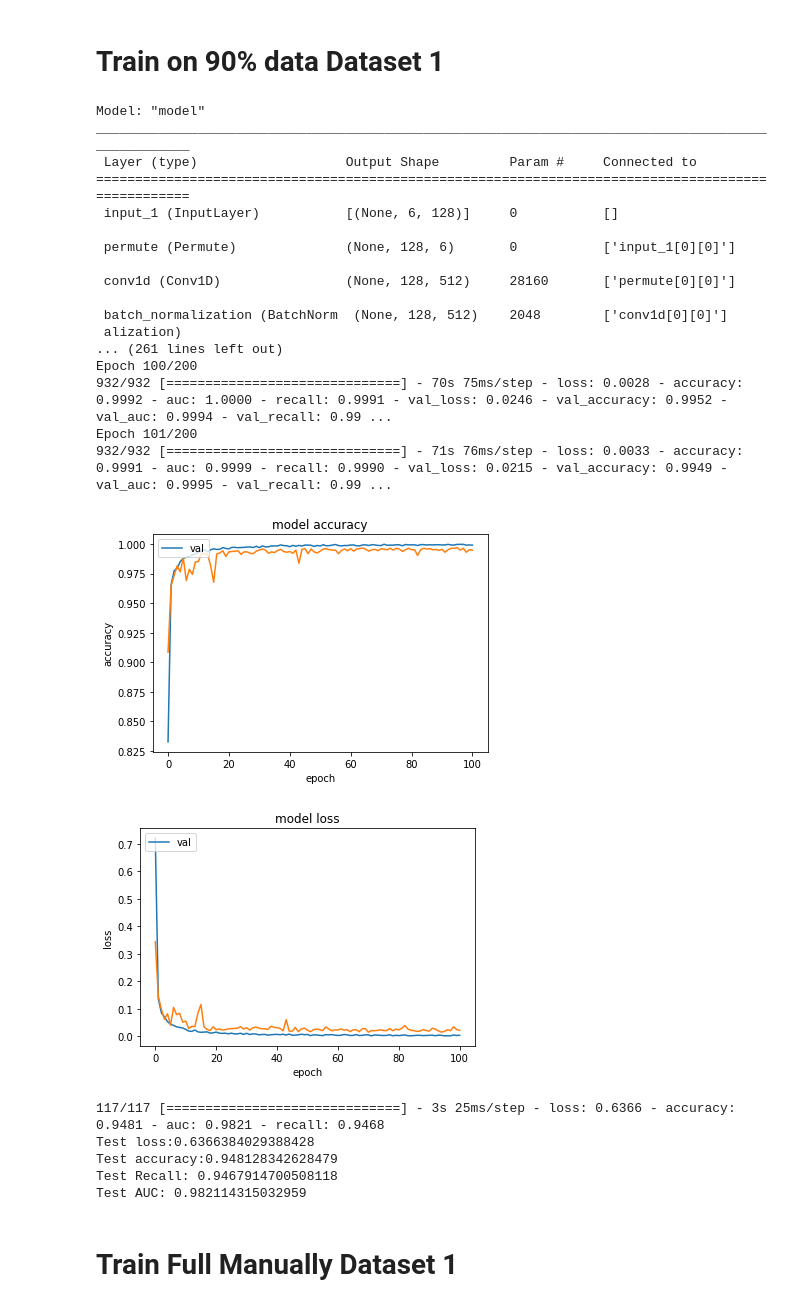
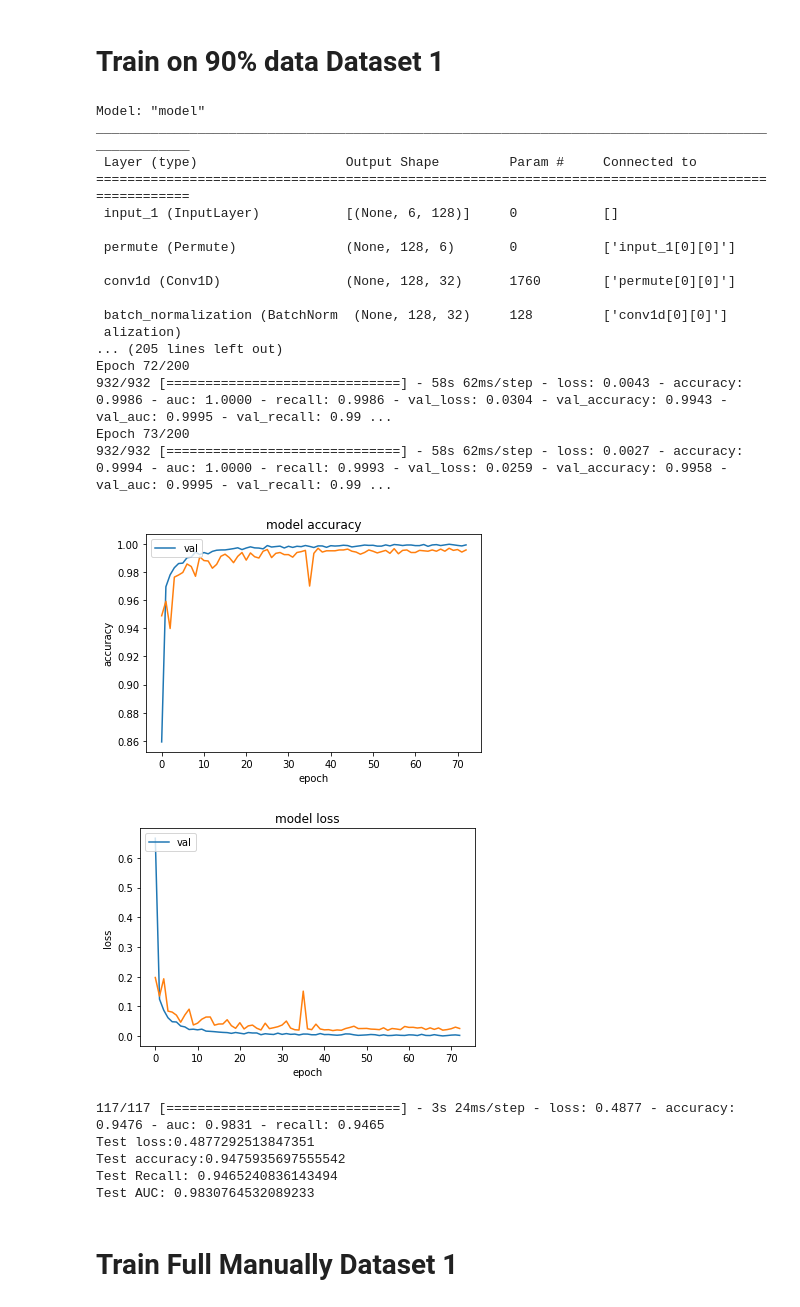
Before and after one commit to NahianAlindo/gait_recognition, a Jupyter notebook: Model_with_blocks_Bi_LSTM.ipynb, the cells around one changed output. Drawn from its saved outputs; the diff is of its cells as text; code cells hidden in the pictures.

```diff
--- a/Model_with_blocks_Bi_LSTM.ipynb
+++ b/Model_with_blocks_Bi_LSTM.ipynb
@@ -292,11 +268,11 @@ def MLSTM_FCN(shape, num_classes):
     x = Bidirectional(LSTM(8))(x)
     x = Dropout(0.8)(x)
     y = Permute((2, 1))(ip)
-    y = Conv1D(512, 9, padding='same', kernel_initializer='he_uniform')(y)
+    y = Conv1D(32, 9, padding='same', kernel_initializer='he_uniform')(y)
     y = BatchNormalization()(y)
     y = Activation('relu')(y)
     y = squeeze_excite_block(y)
-    y = Conv1D(512, 3, padding='same', kernel_initializer='he_uniform')(y)
+    y = Conv1D(512, 9, padding='same', kernel_initializer='he_uniform')(y)
     y = BatchNormalization()(y)
     y = Activation('relu')(y)
     y = squeeze_excite_block(y)
@@ -325,41 +301,41 @@ shape = ((X_train.shape[1], X_train.shape[2]), train_label.shape[1])
 # %%
 if gpu:
     model = MLSTM_FCN((X_train.shape[1], X_train.shape[2]), train_label.shape[1])
-    history = model.fit(X_train,train_label,batch_size=32,epochs=200,verbose=1,callbacks=[tensorflow.keras.callbacks.EarlyStopping('val_loss', patience=30)],validation_split=0.1)
+    history = model.fit(X_train,train_label,batch_size=32,epochs=200,verbose=1,callbacks=[tensorflow.keras.callbacks.EarlyStopping('val_loss', patience=30,restore_best_weights=True)],validation_split=0.1)
 if tpu:
     with strategy.scope():
         model = MLSTM_FCN((X_train.shape[1], X_train.shape[2]), train_label.shape[1])
-        history = model.fit(X_train,train_label,batch_size=8*32,epochs=200,verbose=1,callbacks=[tensorflow.keras.callbacks.EarlyStopping('val_loss', patience=30)],validation_split=0.1)
+        history = model.fit(X_train,train_label,batch_size=8*32,epochs=200,verbose=1,callbacks=[tensorflow.keras.callbacks.EarlyStopping('val_loss', patience=30,restore_best_weights=True)],validation_split=0.1)
 
 plot_performance(X_train, train_label, history)
 # %% [output]
 Model: "model"
 __________________________________________________________________________________________________
  Layer (type)                   Output Shape         Param #     Connected to
 ==================================================================================================
  input_1 (InputLayer)           [(None, 6, 128)]     0           []
 
  permute (Permute)              (None, 128, 6)       0           ['input_1[0][0]']
 
- conv1d (Conv1D)                (None, 128, 512)     28160       ['permute[0][0]']
+ conv1d (Conv1D)                (None, 128, 32)      1760        ['permute[0][0]']
 
- batch_normalization (BatchNorm  (None, 128, 512)    2048        ['conv1d[0][0]']
+ batch_normalization (BatchNorm  (None, 128, 32)     128         ['conv1d[0][0]']
  alization)
-... (261 lines left out)
-Epoch 100/200
-932/932 [==============================] - 70s 75ms/step - loss: 0.0028 - accuracy: 0.9992 - auc: 1.0000 - recall: 0.9991 - val_loss: 0.0246 - val_accuracy: 0.9952 - val_auc: 0.9994 - val_recall: 0.99 ...
-Epoch 101/200
-932/932 [==============================] - 71s 76ms/step - loss: 0.0033 - accuracy: 0.9991 - auc: 0.9999 - recall: 0.9990 - val_loss: 0.0215 - val_accuracy: 0.9949 - val_auc: 0.9995 - val_recall: 0.99 ...
+... (205 lines left out)
+Epoch 72/200
+932/932 [==============================] - 58s 62ms/step - loss: 0.0043 - accuracy: 0.9986 - auc: 1.0000 - recall: 0.9986 - val_loss: 0.0304 - val_accuracy: 0.9943 - val_auc: 0.9995 - val_recall: 0.99 ...
+Epoch 73/200
+932/932 [==============================] - 58s 62ms/step - loss: 0.0027 - accuracy: 0.9994 - auc: 1.0000 - recall: 0.9993 - val_loss: 0.0259 - val_accuracy: 0.9958 - val_auc: 0.9995 - val_recall: 0.99 ...
-[figure, old version]
+[figure, new version]
-[figure, old version]
+[figure, new version]
 # %%
 get_test_performance(model, X_test, test_label)
 # %% [output]
-117/117 [==============================] - 3s 25ms/step - loss: 0.6366 - accuracy: 0.9481 - auc: 0.9821 - recall: 0.9468
-Test loss:0.6366384029388428
-Test accuracy:0.948128342628479
-Test Recall: 0.9467914700508118
-Test AUC: 0.982114315032959
+117/117 [==============================] - 3s 24ms/step - loss: 0.4877 - accuracy: 0.9476 - auc: 0.9831 - recall: 0.9465
+Test loss:0.4877292513847351
+Test accuracy:0.9475935697555542
+Test Recall: 0.9465240836143494
+Test AUC: 0.9830764532089233
 # %% [markdown]
 # Train Full Manually Dataset 1
 # %%
```
Also changed, not shown: parts of 33 cells of this notebook.
